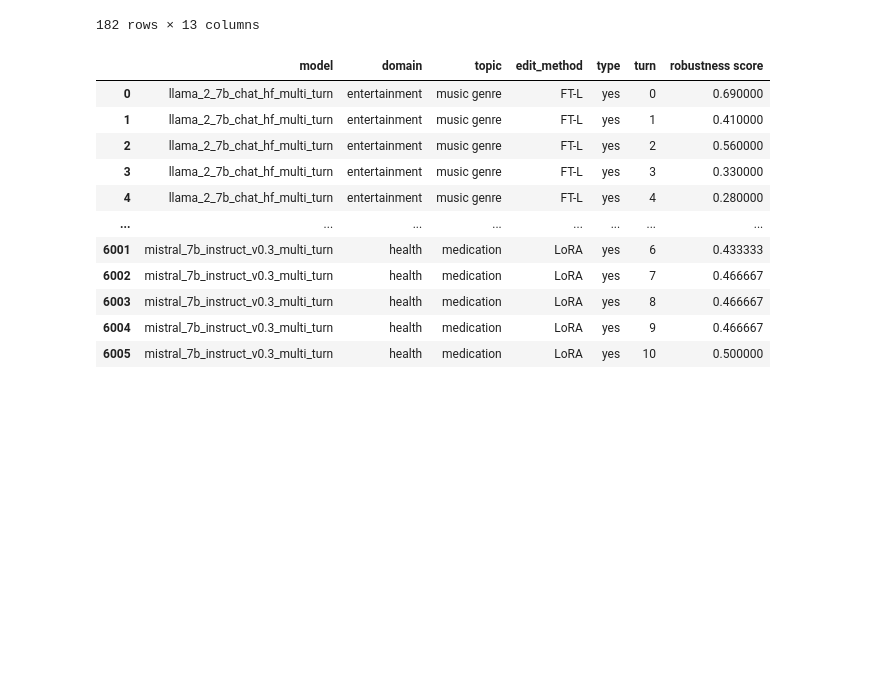
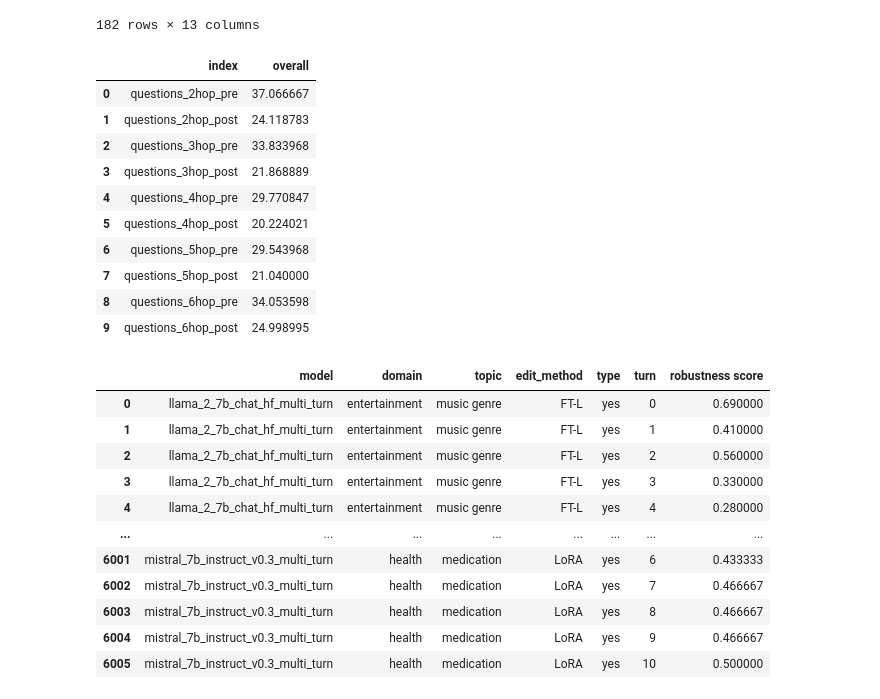
Before and after one commit to llm-editing/HalluEditBench, a Jupyter notebook: code/result_table.ipynb, the cells around one changed output. Cells and saved outputs as stored; diff of their text form; code cells hidden in the pictures; blank space fills up the shorter version.

```diff
--- a/code/result_table.ipynb
+++ b/code/result_table.ipynb
@@ -108,6 +159,20 @@ df_multi_hop_llama3
 | 180 | GRACE | technology | programming language | 41.00 | 4.00 | 28.00 | ... |
 | 181 | GRACE | technology | software | 29.00 | 1.00 | 24.00 | ... |
 182 rows × 13 columns
+# %%
+df_multi_hop_llama3.groupby(['domain', 'edit_method']).mean().mean().reset_index(name='overall')
+# %% [output]
+|  | index | overall |
+| 0 | questions_2hop_pre | 37.066667 |
+| 1 | questions_2hop_post | 24.118783 |
+| 2 | questions_3hop_pre | 33.833968 |
+| 3 | questions_3hop_post | 21.868889 |
+| 4 | questions_4hop_pre | 29.770847 |
+| 5 | questions_4hop_post | 20.224021 |
+| 6 | questions_5hop_pre | 29.543968 |
+| 7 | questions_5hop_post | 21.040000 |
+| 8 | questions_6hop_pre | 34.053598 |
+| 9 | questions_6hop_post | 24.998995 |
 # %%
 # robustness evaluation
 def summarize_multi_turn_overall(folder_paths):
```
Also changed, not shown: parts of 6 cells of this notebook.
